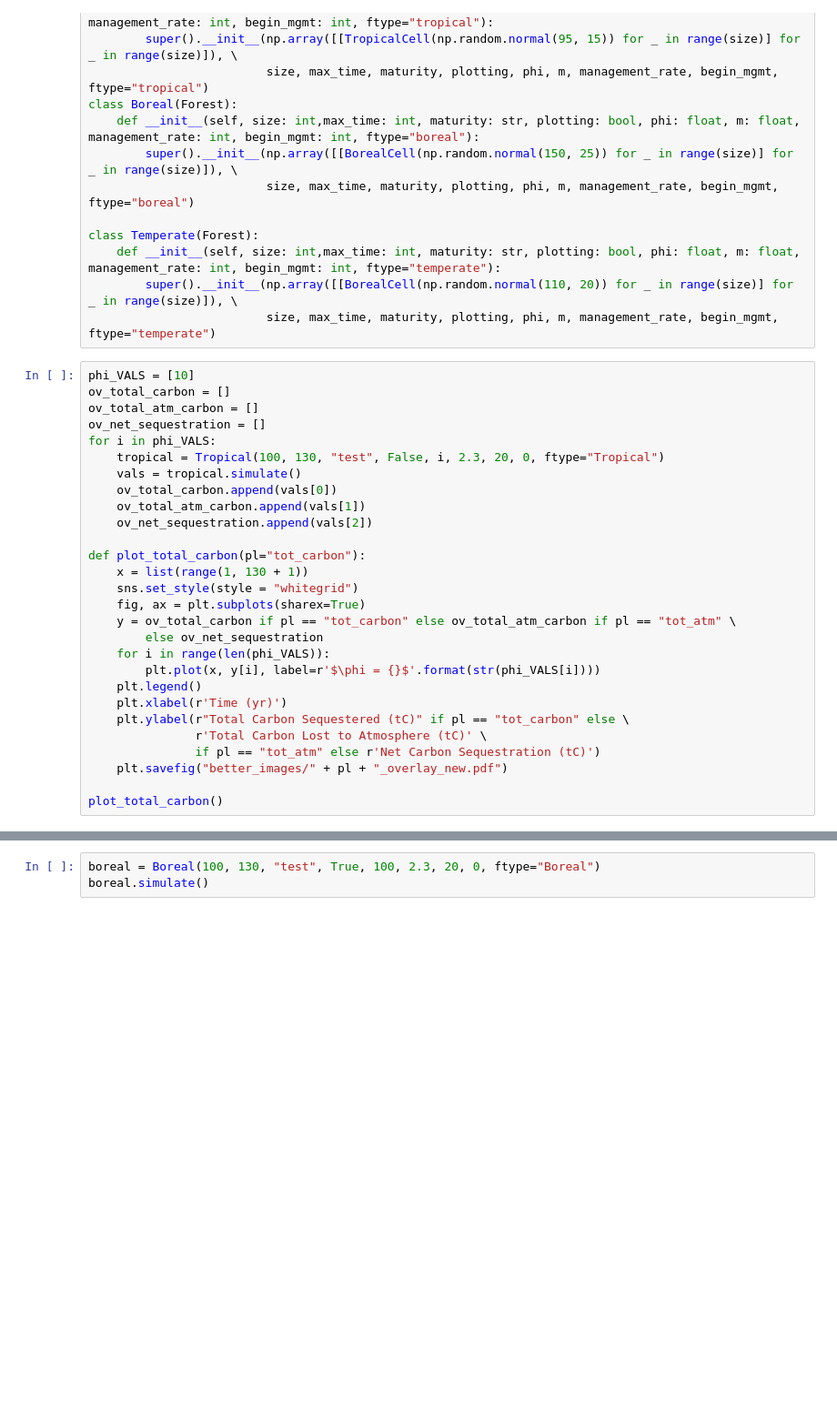
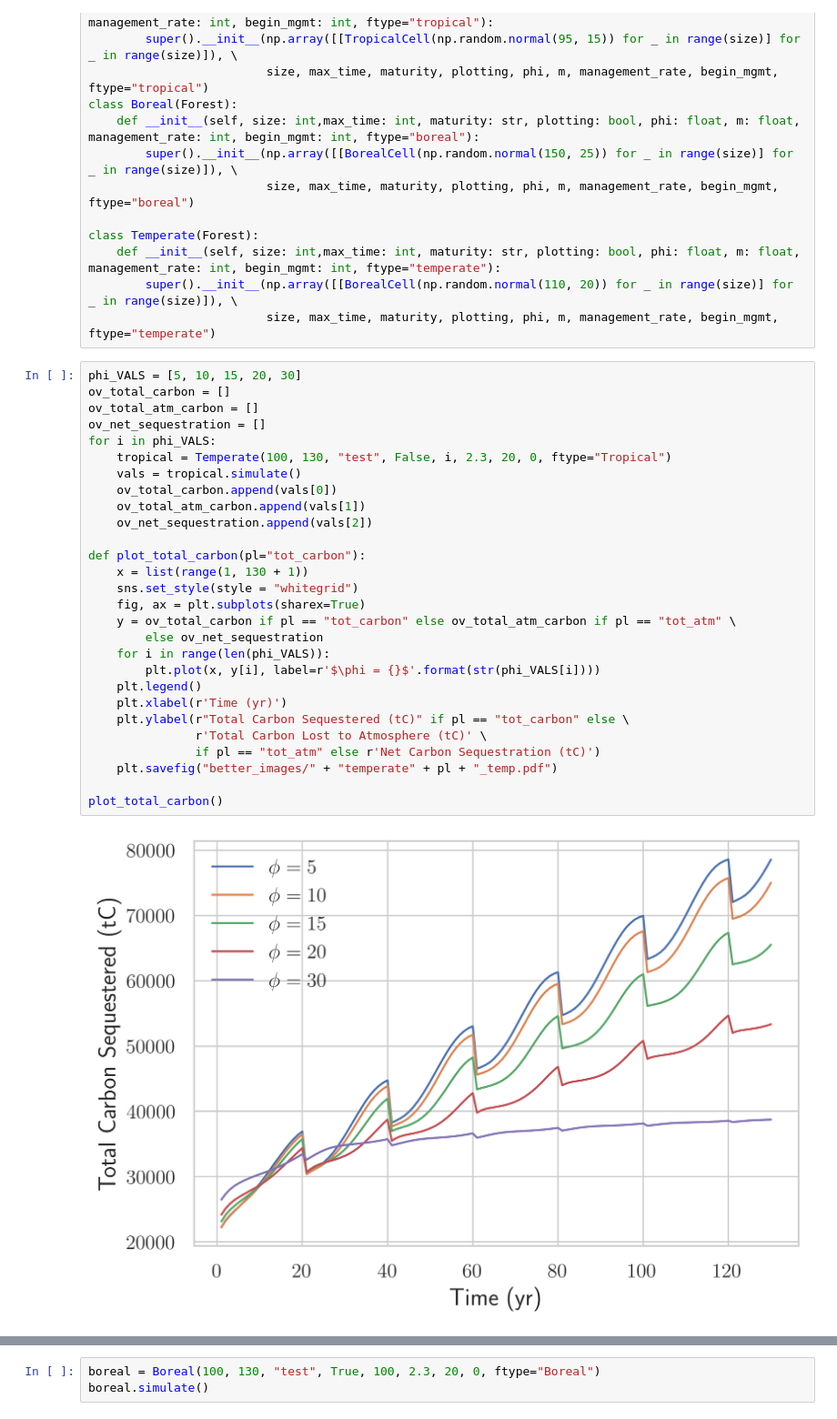
Before and after one commit to benjamin-shih/International-Mathematical-Modeling-Contest-2022, a Jupyter notebook: main.ipynb, the cells around one changed output, grey strips where cells are left out. Shown at 91% size. Saved outputs shown, nothing was run; the diff lists cells and outputs as text; blank space fills up the shorter version.

```diff
--- a/main.ipynb
+++ b/main.ipynb
@@ -303,32 +303,34 @@ class Temperate(Forest):
         super().__init__(np.array([[BorealCell(np.random.normal(110, 20)) for _ in range(size)] for _ in range(size)]), \
                          size, max_time, maturity, plotting, phi, m, management_rate, begin_mgmt, ftype="temperate")
 # %%
-phi_VALS = [10]
+phi_VALS = [5, 10, 15, 20, 30]
 ov_total_carbon = []
 ov_total_atm_carbon = []
 ov_net_sequestration = []
 for i in phi_VALS:
-    tropical = Tropical(100, 130, "test", False, i, 2.3, 20, 0, ftype="Tropical")
+    tropical = Temperate(100, 130, "test", False, i, 2.3, 20, 0, ftype="Tropical")
     vals = tropical.simulate()
     ov_total_carbon.append(vals[0])
     ov_total_atm_carbon.append(vals[1])
     ov_net_sequestration.append(vals[2])
 
 def plot_total_carbon(pl="tot_carbon"):
     x = list(range(1, 130 + 1))
     sns.set_style(style = "whitegrid")
     fig, ax = plt.subplots(sharex=True)
     y = ov_total_carbon if pl == "tot_carbon" else ov_total_atm_carbon if pl == "tot_atm" \
         else ov_net_sequestration
     for i in range(len(phi_VALS)):
         plt.plot(x, y[i], label=r'$\phi = {}$'.format(str(phi_VALS[i])))
     plt.legend()
     plt.xlabel(r'Time (yr)')
     plt.ylabel(r"Total Carbon Sequestered (tC)" if pl == "tot_carbon" else \
                r'Total Carbon Lost to Atmosphere (tC)' \
                if pl == "tot_atm" else r'Net Carbon Sequestration (tC)')
-    plt.savefig("better_images/" + pl + "_overlay_new.pdf")
+    plt.savefig("better_images/" + "temperate" + pl + "_temp.pdf")
 
 plot_total_carbon()
+# %% [output]
+[figure, added]
 # %%
 plot_total_carbon("tot_atm")
```
Also changed, not shown: parts of 5 cells of this notebook, 40 other files.
